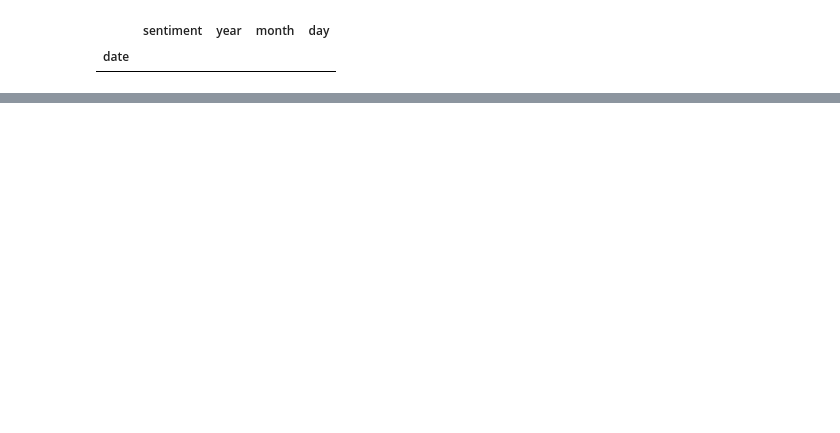
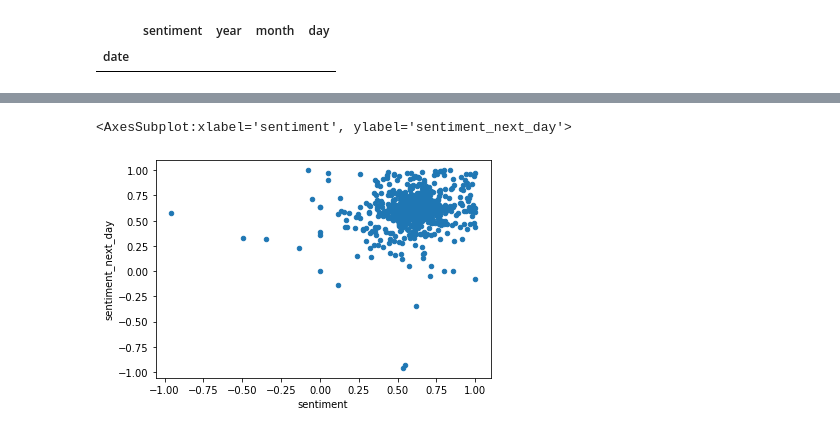
Before and after one commit to Enron-Discussion-NLP/Capstone, a Jupyter notebook: 00_Paige/exploring_time_series_pj.ipynb, the cells around one changed output, grey strips where cells are left out. Cells and saved outputs as stored; diff of their text form; code cells hidden in the pictures; blank space fills up the shorter version.

```diff
--- a/00_Paige/exploring_time_series_pj.ipynb
+++ b/00_Paige/exploring_time_series_pj.ipynb
@@ -533,0 +630,7 @@ df[(df.index.year == 2002) & (df.index.month == 11)]
+# %%
+daily = df.resample('D').mean()
+daily['sentiment_next_day'] = daily.sentiment.shift(-1)
+daily.plot.scatter(x='sentiment', y='sentiment_next_day')
+# %% [output]
+<AxesSubplot:xlabel='sentiment', ylabel='sentiment_next_day'>
+[figure, added]
```
Also changed, not shown: parts of 45 cells of this notebook.
